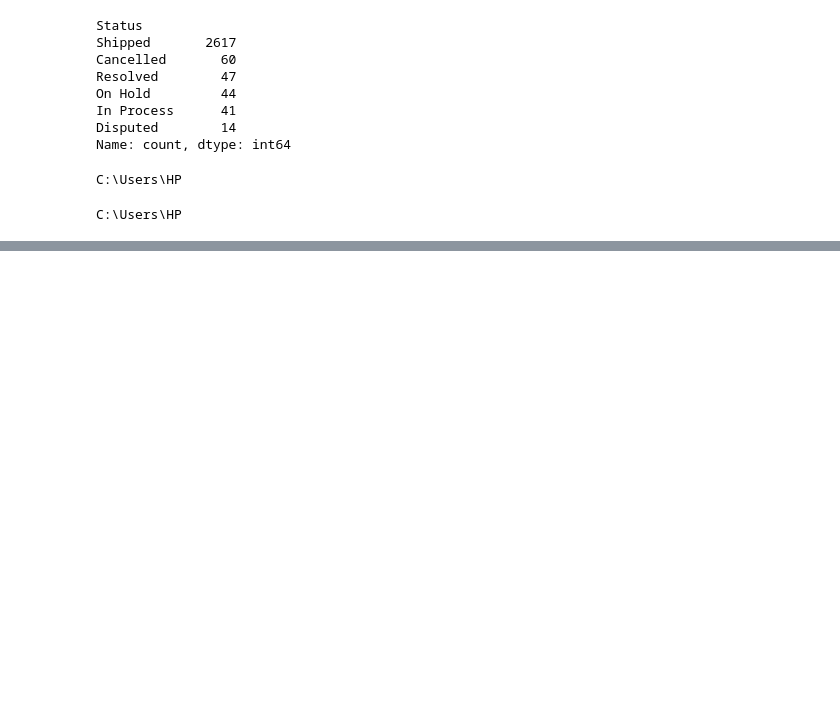
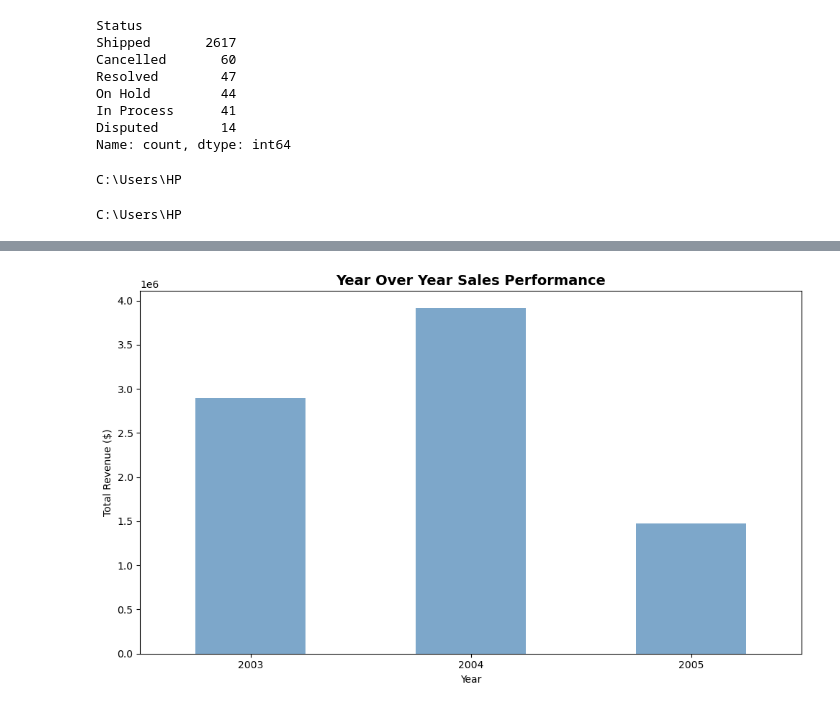
Before and after one commit to Saad-TheAnalyst/Sales-Analysis-Project, a Jupyter notebook: SalesProject.ipynb, the cells around one changed output, grey strips where cells are left out. Cells and saved outputs as stored; diff of their text form; code cells hidden in the pictures; blank space fills up the shorter version.

```diff
--- a/SalesProject.ipynb
+++ b/SalesProject.ipynb
@@ -522,0 +594,9 @@ C:\Users\HP
+# %%
+##   Year Over Year Growth
+
+yearly_sales = df.groupby('YEAR_ID')['TotalRevenue'].sum()
+print("=== YEAR OVER YEAR SALES ===")
+print(yearly_sales)
+yoy_growth = yearly_sales.pct_change() * 100
+print("\nYear Over Year Growth:")
+print(yoy_growth)
@@ -522,0 +732,13 @@ C:\Users\HP
+# %%
+##  Year Over Year Growth
+
+fig, ax1 = plt.subplots(figsize=(10,6))
+yearly_sales.plot(kind='bar', ax=ax1, color='steelblue', alpha=0.7)
+ax1.set_title('Year Over Year Sales Performance', fontsize=14, fontweight='bold')
+ax1.set_xlabel('Year')
+ax1.set_ylabel('Total Revenue ($)')
+plt.xticks(rotation=0)
+plt.tight_layout()
+plt.show()
+# %% [output]
+[figure, added]
```
Also changed, not shown: parts of 21 cells of this notebook, 2 other files.
